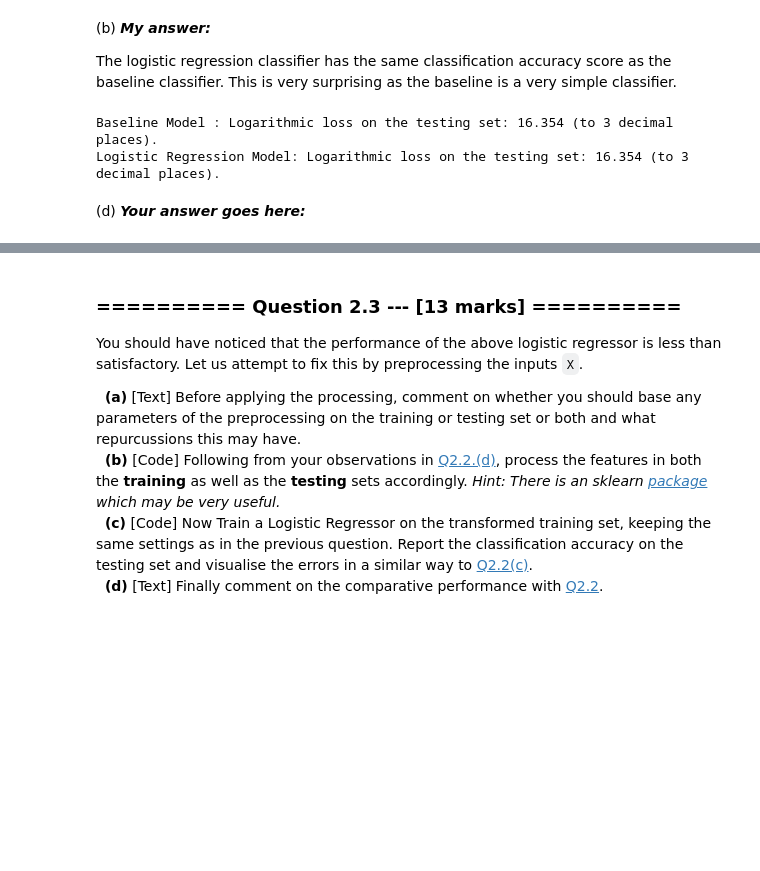
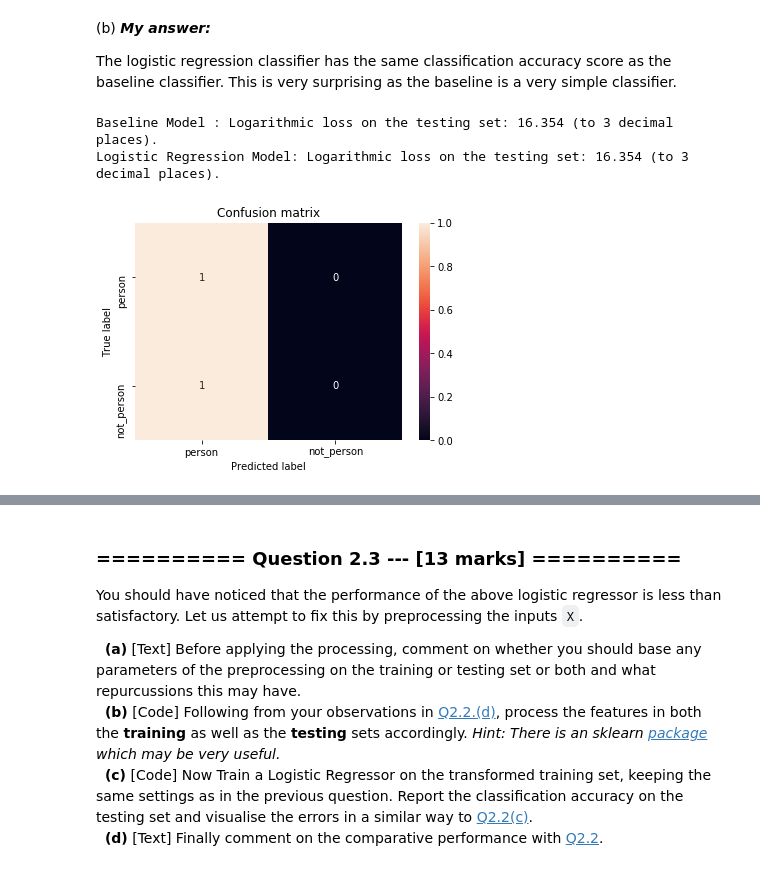
Before and after one commit to ZeroSum24/IAML2018, a Jupyter notebook: Assignments/03_A_ObjectRecognition.ipynb, the cells around one changed output, grey strips where cells are left out. Saved outputs shown, nothing was run; the diff lists cells and outputs as text; code cells hidden in the pictures; blank space fills up the shorter version.

```diff
--- a/Assignments/03_A_ObjectRecognition.ipynb
+++ b/Assignments/03_A_ObjectRecognition.ipynb
@@ -330,0 +334,12 @@ Accuracy a binary classifier would achieve on the testing set: 0.527 (to 3 decim
+# %%
+# (b) # Your Code goes here:
+
+# Uses Dummy classifier to estimate the likelihood of the image
+
+base_class = DummyClassifier(strategy='most_frequent',random_state=0).fit(X_tr, y_tr)
+base_pred = base_class.predict(images_A_Test)
+
+accuracy = accuracy_score(y_true=y_tst, y_pred=base_pred)
+
+print("Accuracy a binary classifier would achieve on the testing set: {0:.3f} (to 3 decimal places)."
+      .format(accuracy))
@@ -341,8 +358,7 @@ Let us now train a more advanced Model.
 # (a) # Training a LogisticRegression classifier using default settings:
 
 # Training the LogisticRegression classifier
-lrc = LogisticRegression(solver='lbfgs')
-lrc.fit(X_tr, y_tr)
+lrc = LogisticRegression(solver='lbfgs').fit(X_tr, y_tr)
 
 # Predicting the values of the validation set
 lrc_pred = lrc.predict(X_tst)
@@ -359,20 +375,35 @@ The logistic regression classifier has the same classification accuracy score as
 # %%
 # (c) # Visualising the errors using an appropriate method:
 
 # Logarithmic Loss function is a useful method here as it views the errors differently to Classification Accuracy
-# ~ TODO -- improve understanding of ll function and explanation
 
 # Baseline method
 base_logloss = log_loss(y_true=y_tst, y_pred=base_pred)
 
 # Logistic Regression method
 lrc_logloss = log_loss(y_true=y_tst, y_pred=lrc_pred)
 
 print("Baseline Model : Logarithmic loss on the testing set: {0:.3f} (to 3 decimal places).".format(base_logloss))
 print("Logistic Regression Model: Logarithmic loss on the testing set: {0:.3f} (to 3 decimal places)."
-      .format(base_logloss))
+      .format(lrc_logloss))
+
+
+
+def plot_confusion_matrix(cm, classes=None, title='Confusion matrix'):
+    """Plots a confusion matrix."""
+    if classes is not None:
+        sns.heatmap(cm, xticklabels=classes, yticklabels=classes, vmin=0., vmax=1., annot=True)
+    else:
+        sns.heatmap(cm, vmin=0., vmax=1.)
+    plt.title(title)
+    plt.ylabel('True label')
+    plt.xlabel('Predicted label')
+
+cm = confusion_matrix(np.array(y_tst), lrc_pred)
+cm_norm = cm/cm.sum(axis=1)[:, np.newaxis]
+plot_confusion_matrix(cm_norm, classes=['person','not_person'])
+plt.show()
 # %% [output]
 Baseline Model : Logarithmic loss on the testing set: 16.354 (to 3 decimal places).
 Logistic Regression Model: Logarithmic loss on the testing set: 16.354 (to 3 decimal places).
+[figure, added]
-# %% [markdown]
-(d) ***Your answer goes here:***
```
Also changed, not shown: parts of 44 cells of this notebook.
